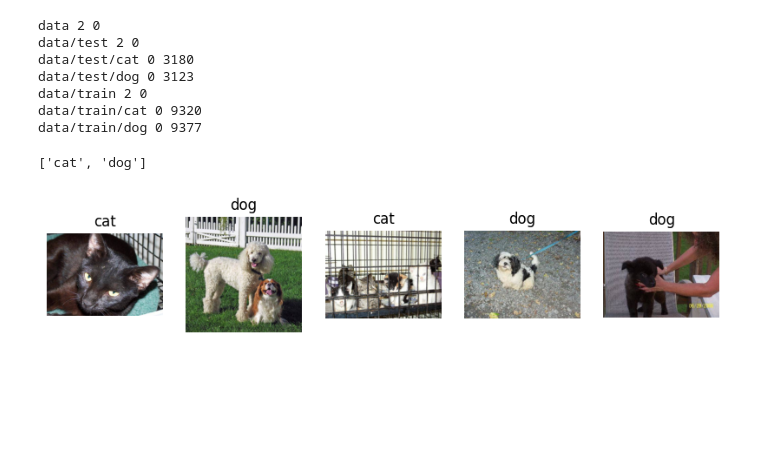
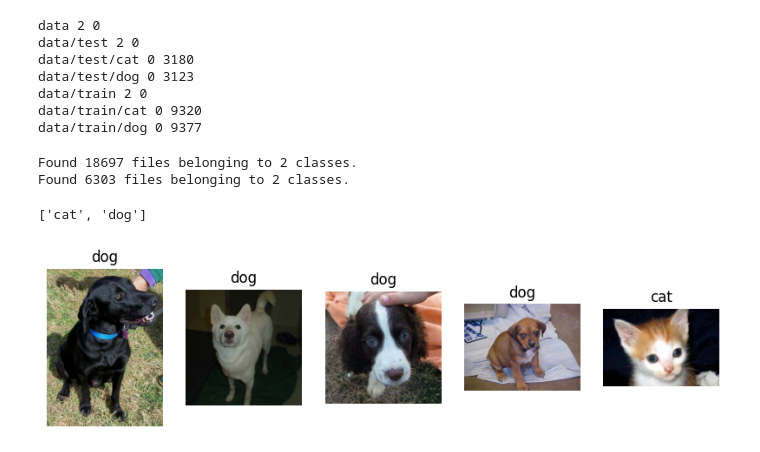
Before and after one commit to ThanisonBoss/Dogs-Cats-Image-Classification, a Jupyter notebook: main.ipynb, the cells around one changed output. Drawn from its saved outputs; the diff is of its cells as text; code cells hidden in the pictures; blank space fills up the shorter version.

Commit message:
Add main to train model

```diff
--- a/main.ipynb
+++ b/main.ipynb
@@ -18,37 +34,32 @@ data/test/dog 0 3123
 data/train 2 0
 data/train/cat 0 9320
 data/train/dog 0 9377
-# %%
-#Get Class name
-class_name = sorted(os.listdir("data/train/"))
-class_name
-# %% [output]
-['cat', 'dog']
-# %%
-# View an image
-def viewRandomImage(targetDir, targetClass, num=5):
-    """Explor randomly image
-
-    Args:
-        targetDir (str): Directory path of image
-        targetClass (list): list str of class
-        num (int, optional): amount of image to exploration
-
-    Return:
-        image: Random image
-
-    """
-
-    plt.figure(figsize=(10,10))
-    for i in range(num):
-        randomClass = random.sample(targetClass,1)[0]
-        targetFloder = targetDir + randomClass + '/'
-        randomImage = random.sample(os.listdir(targetFloder),num)
-        img = mpimg.imread(targetFloder+randomImage[i])
-        plt.subplot(1,num,i+1),plt.imshow(img)
-        plt.axis("off")
-        plt.title(randomClass)
-
-viewRandomImage(targetDir="data/train/", targetClass=class_name, num=5)
-# %% [output]
-[figure, removed]
+# %%
+# Setup the train and test directories
+trainDir = "data/train/"
+testDir = "data/test/"
+
+trainData = image_dataset_from_directory(trainDir,
+                                         image_size=(224,224),
+                                         batch_size=32,
+                                         label_mode="binary")
+
+testData = image_dataset_from_directory(testDir,
+                                        image_size=(224,224),
+                                        batch_size=32,
+                                        label_mode="binary",
+                                        shuffle=False)
+# %% [output]
+Found 18697 files belonging to 2 classes.
+Found 6303 files belonging to 2 classes.
+# %%
+# Class Name
+classNames = trainData.class_names
+classNames
+# %% [output]
+['cat', 'dog']
+# %%
+# Random view image
+viewRandomImage(targetDir="data/train/", targetClass=classNames, num=5)
+# %% [output]
+[figure, added]
```
Also changed, not shown: parts of 16 cells of this notebook, 2 other files.
